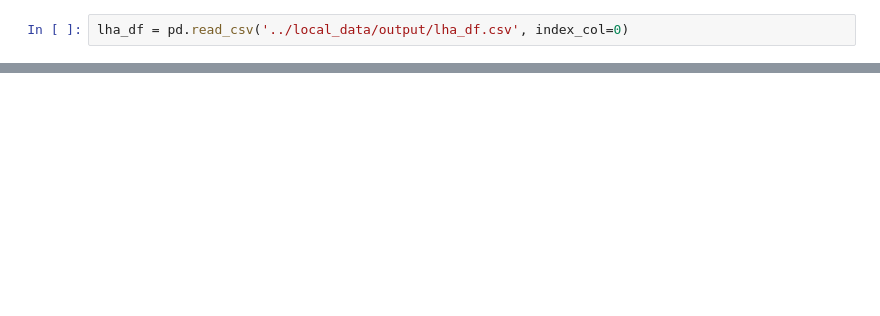
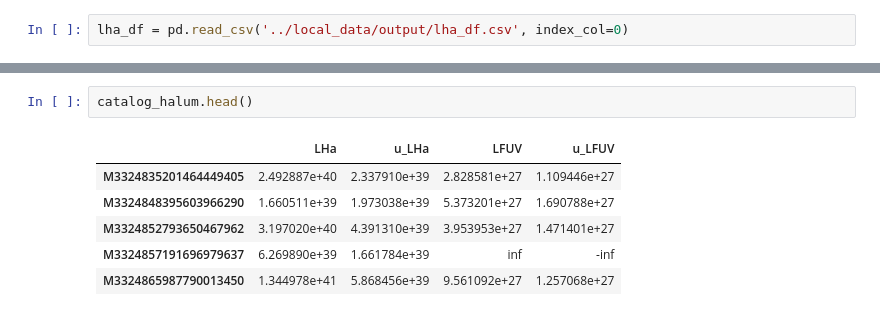
Before and after one commit to ekadofong/agrias, a Jupyter notebook: notebooks/HalphaDirectPhotometry.ipynb, the cells around one changed output, grey strips where cells are left out. Saved outputs shown, nothing was run; the diff lists cells and outputs as text; blank space fills up the shorter version.

```diff
--- a/notebooks/HalphaDirectPhotometry.ipynb
+++ b/notebooks/HalphaDirectPhotometry.ipynb
@@ -27,0 +43,9 @@ lha_df = pd.read_csv('../local_data/output/lha_df.csv', index_col=0)
+# %%
+catalog_halum.head()
+# %% [output]
+|  | LHa | u_LHa | LFUV | u_LFUV |
+| M3324835201464449405 | 2.492887e+40 | 2.337910e+39 | 2.828581e+27 | 1.109446e+27 |
+| M3324848395603966290 | 1.660511e+39 | 1.973038e+39 | 5.373201e+27 | 1.690788e+27 |
+| M3324852793650467962 | 3.197020e+40 | 4.391310e+39 | 3.953953e+27 | 1.471401e+27 |
+| M3324857191696979637 | 6.269890e+39 | 1.661784e+39 | inf | -inf |
+| M3324865987790013450 | 1.344978e+41 | 5.868456e+39 | 9.561092e+27 | 1.257068e+27 |
```
Also changed, not shown: parts of 6 cells of this notebook.
